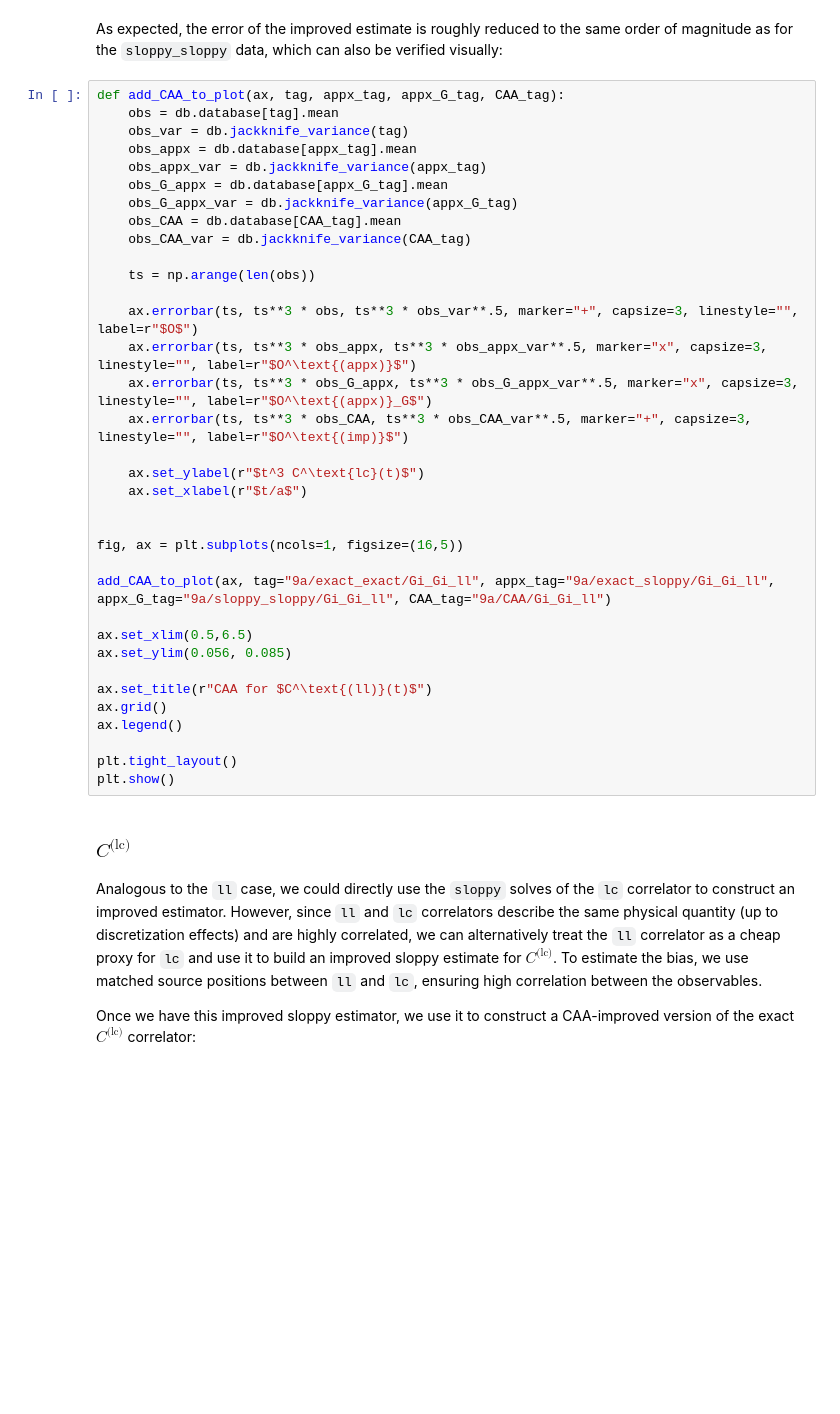
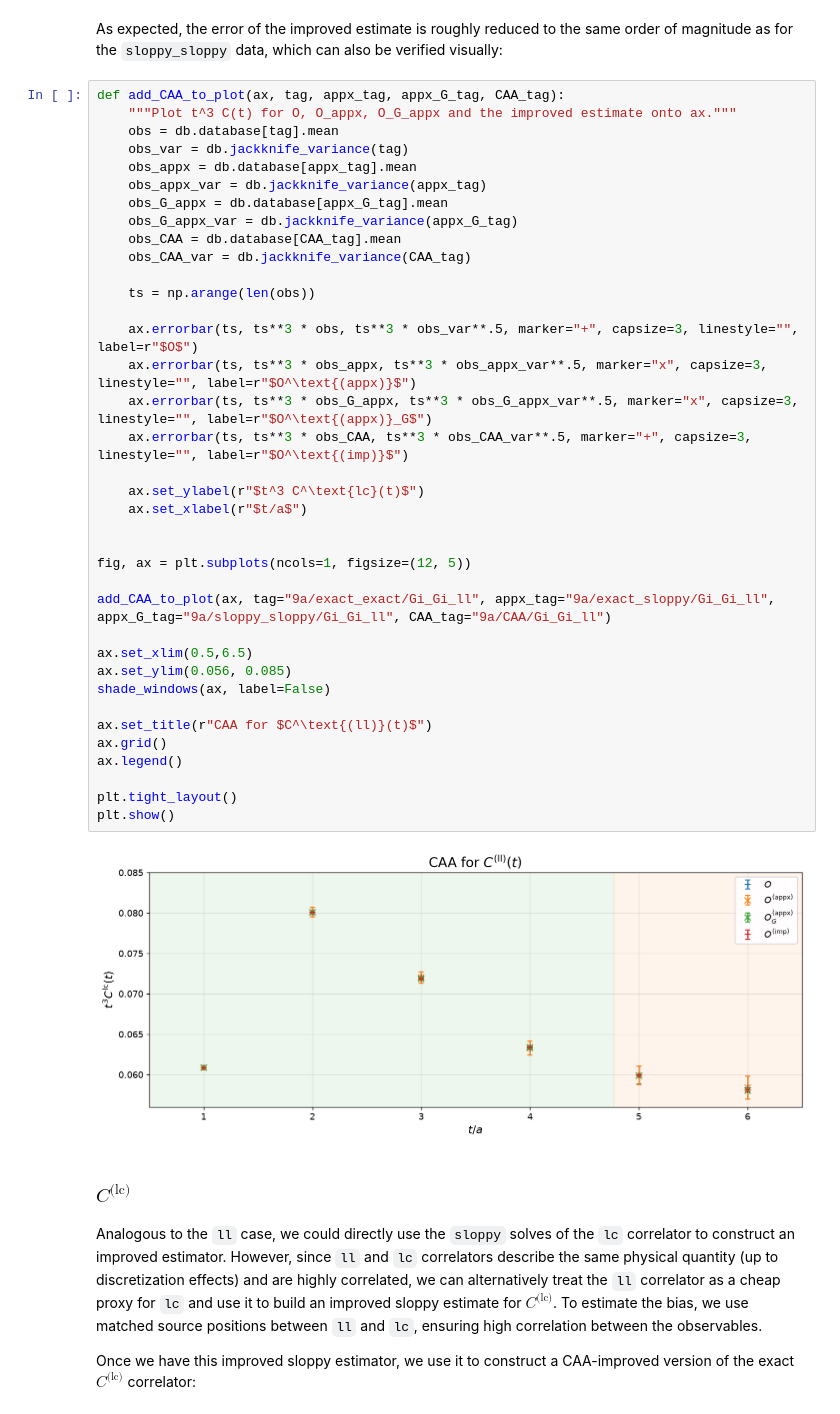
Before and after one commit to spieseba/caa-control-variates, a Jupyter notebook: covariant_approximation_averaging.ipynb, the cells around one changed output. Drawn from its saved outputs; the diff is of its cells as text; blank space fills up the shorter version.

```diff
--- a/covariant_approximation_averaging.ipynb
+++ b/covariant_approximation_averaging.ipynb
@@ -294,39 +490,43 @@ print((db.jackknife_variance("9a/sloppy_sloppy/Gi_Gi_ll") / db.jackknife_varianc
 As expected, the error of the improved estimate is roughly reduced to the same order of magnitude as for the `sloppy_sloppy` data, which can also be verified visually:
 # %%
 def add_CAA_to_plot(ax, tag, appx_tag, appx_G_tag, CAA_tag):
+    """Plot t^3 C(t) for O, O_appx, O_G_appx and the improved estimate onto ax."""
     obs = db.database[tag].mean
     obs_var = db.jackknife_variance(tag)
     obs_appx = db.database[appx_tag].mean
     obs_appx_var = db.jackknife_variance(appx_tag)
     obs_G_appx = db.database[appx_G_tag].mean
     obs_G_appx_var = db.jackknife_variance(appx_G_tag)
     obs_CAA = db.database[CAA_tag].mean
     obs_CAA_var = db.jackknife_variance(CAA_tag)
 
     ts = np.arange(len(obs))
 
     ax.errorbar(ts, ts**3 * obs, ts**3 * obs_var**.5, marker="+", capsize=3, linestyle="", label=r"$O$")
     ax.errorbar(ts, ts**3 * obs_appx, ts**3 * obs_appx_var**.5, marker="x", capsize=3, linestyle="", label=r"$O^\text{(appx)}$")
     ax.errorbar(ts, ts**3 * obs_G_appx, ts**3 * obs_G_appx_var**.5, marker="x", capsize=3, linestyle="", label=r"$O^\text{(appx)}_G$")
     ax.errorbar(ts, ts**3 * obs_CAA, ts**3 * obs_CAA_var**.5, marker="+", capsize=3, linestyle="", label=r"$O^\text{(imp)}$")
 
     ax.set_ylabel(r"$t^3 C^\text{lc}(t)$")
     ax.set_xlabel(r"$t/a$")
 
 
-fig, ax = plt.subplots(ncols=1, figsize=(16,5))
+fig, ax = plt.subplots(ncols=1, figsize=(12, 5))
 
 add_CAA_to_plot(ax, tag="9a/exact_exact/Gi_Gi_ll", appx_tag="9a/exact_sloppy/Gi_Gi_ll", appx_G_tag="9a/sloppy_sloppy/Gi_Gi_ll", CAA_tag="9a/CAA/Gi_Gi_ll")
 
 ax.set_xlim(0.5,6.5)
 ax.set_ylim(0.056, 0.085)
+shade_windows(ax, label=False)
 
 ax.set_title(r"CAA for $C^\text{(ll)}(t)$")
 ax.grid()
 ax.legend()
 
 plt.tight_layout()
 plt.show()
+# %% [output]
+[figure, added]
 # %% [markdown]
 ### $C^\text{(lc)}$
 Analogous to the `ll` case, we could directly use the `sloppy` solves of the `lc` correlator to construct an improved estimator. However, since `ll` and `lc` correlators describe the same physical quantity (up to discretization effects) and are highly correlated, we can alternatively treat the `ll` correlator as a cheap proxy for `lc` and use it to build an improved sloppy estimate for $C^{\text{(lc)}}$. To estimate the bias, we use matched source positions between `ll` and `lc`, ensuring high correlation between the observables.
```
Also changed, not shown: parts of 43 cells of this notebook, 3 other files.
